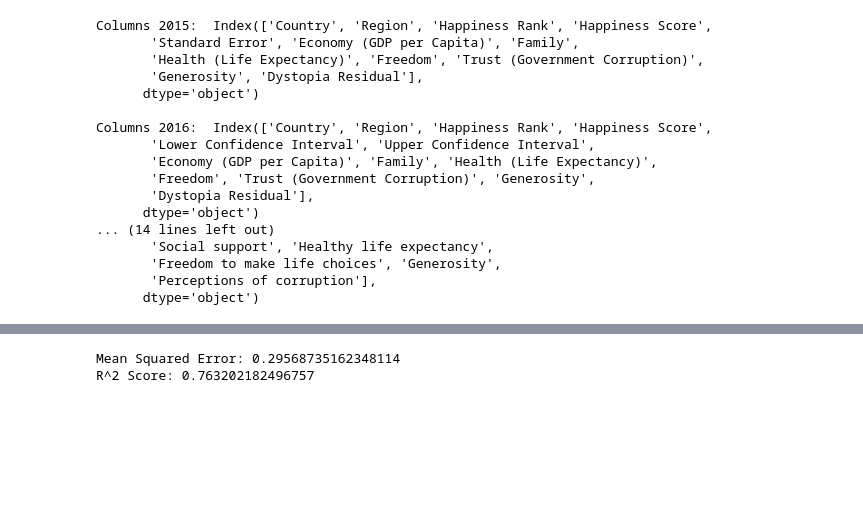
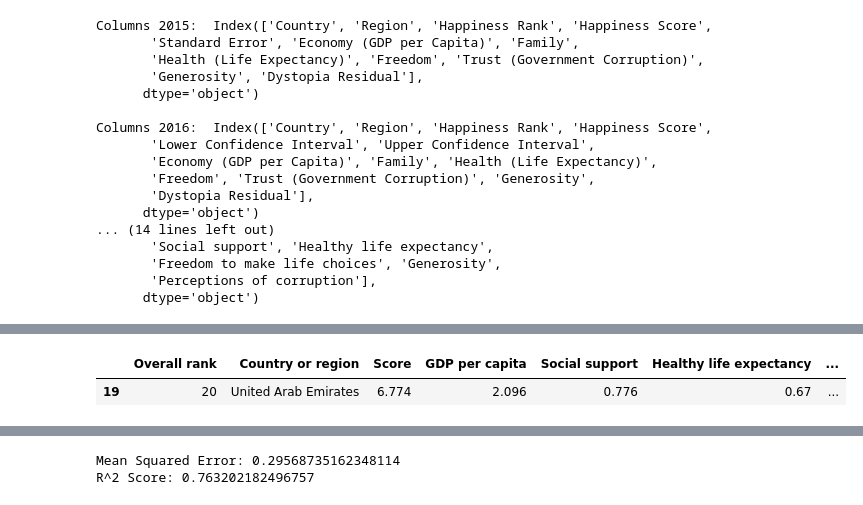
Before and after one commit to caroldvarela/workshop-03, a Jupyter notebook: notebooks/001_EDA.ipynb, the cells around one changed output, grey strips where cells are left out. Cells and saved outputs as stored; diff of their text form; code cells hidden in the pictures; blank space fills up the shorter version.

```diff
--- a/notebooks/001_EDA.ipynb
+++ b/notebooks/001_EDA.ipynb
@@ -48,0 +161,6 @@ print(df_2019.shape)
+# %%
+nan_records = df_2018[df_2018.isna().any(axis=1)]
+nan_records
+# %% [output]
+|  | Overall rank | Country or region | Score | GDP per capita | Social support | Healthy life expectancy | ... |
+| 19 | 20 | United Arab Emirates | 6.774 | 2.096 | 0.776 | 0.67 | ... |
```
Also changed, not shown: parts of 25 cells of this notebook.
